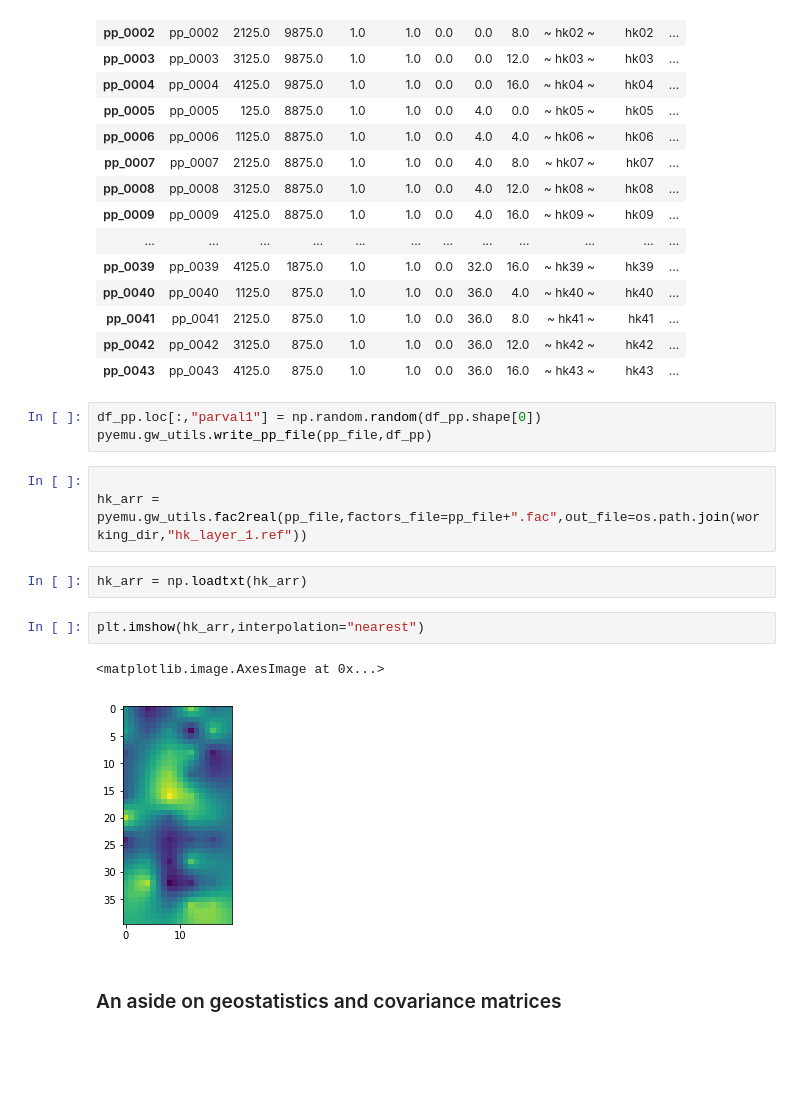
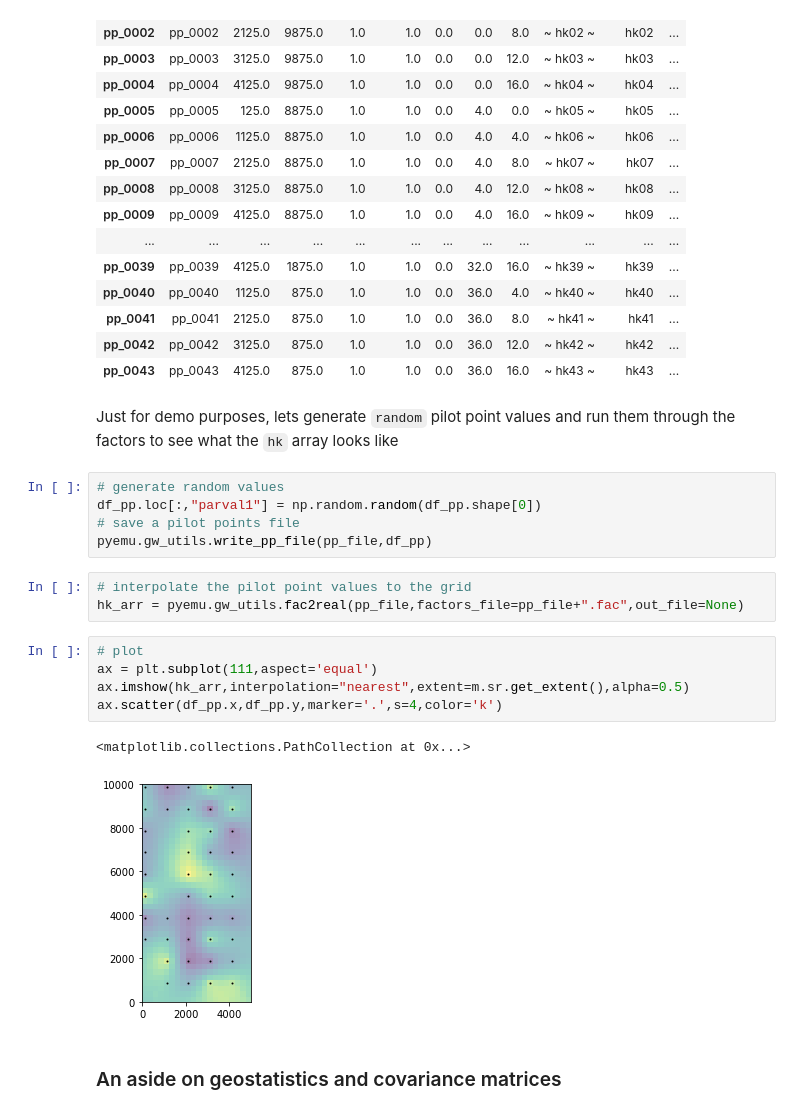
Before and after one commit to mnfienen/GW1876, a Jupyter notebook: activities/freyberg_pilot_points_create/freyberg_pilot_point_setup.ipynb, the cells around one changed output. Cells and saved outputs as stored; diff of their text form; blank space fills up the shorter version.

Commit message:
some fleshing out in the pilot points setup

```diff
--- a/activities/freyberg_pilot_points_create/freyberg_pilot_point_setup.ipynb
+++ b/activities/freyberg_pilot_points_create/freyberg_pilot_point_setup.ipynb
@@ -169,19 +153,24 @@ df_pp
 | pp_0041 | pp_0041 | 2125.0 | 875.0 | 1.0 | 1.0 | 0.0 | 36.0 | 8.0 | ~ hk41 ~ | hk41 | ... |
 | pp_0042 | pp_0042 | 3125.0 | 875.0 | 1.0 | 1.0 | 0.0 | 36.0 | 12.0 | ~ hk42 ~ | hk42 | ... |
 | pp_0043 | pp_0043 | 4125.0 | 875.0 | 1.0 | 1.0 | 0.0 | 36.0 | 16.0 | ~ hk43 ~ | hk43 | ... |
+# %% [markdown]
+Just for demo purposes, lets generate ``random`` pilot point values and run them through the factors to see what the ``hk`` array looks like
 # %%
+# generate random values
 df_pp.loc[:,"parval1"] = np.random.random(df_pp.shape[0])
+# save a pilot points file
 pyemu.gw_utils.write_pp_file(pp_file,df_pp)
 # %%
-
-hk_arr = pyemu.gw_utils.fac2real(pp_file,factors_file=pp_file+".fac",out_file=os.path.join(working_dir,"hk_layer_1.ref"))
+# interpolate the pilot point values to the grid
+hk_arr = pyemu.gw_utils.fac2real(pp_file,factors_file=pp_file+".fac",out_file=None)
-# %%
-hk_arr = np.loadtxt(hk_arr)
-# %%
-plt.imshow(hk_arr,interpolation="nearest")
-# %% [output]
-<matplotlib.image.AxesImage at 0x...>
-[figure, removed]
+# %%
+# plot
+ax = plt.subplot(111,aspect='equal')
+ax.imshow(hk_arr,interpolation="nearest",extent=m.sr.get_extent(),alpha=0.5)
+ax.scatter(df_pp.x,df_pp.y,marker='.',s=4,color='k')
+# %% [output]
+<matplotlib.collections.PathCollection at 0x...>
+[figure, added]
 # %% [markdown]
 ### An aside on geostatistics and covariance matrices
 # %% [markdown]
```
Also changed, not shown: parts of 7 cells of this notebook.
